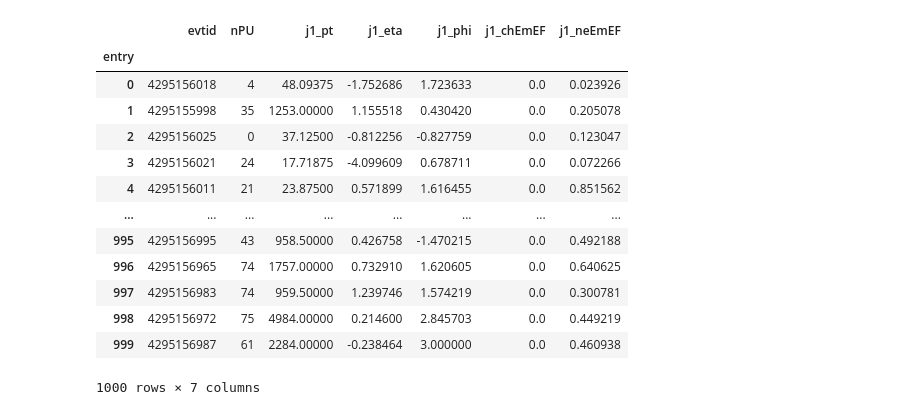
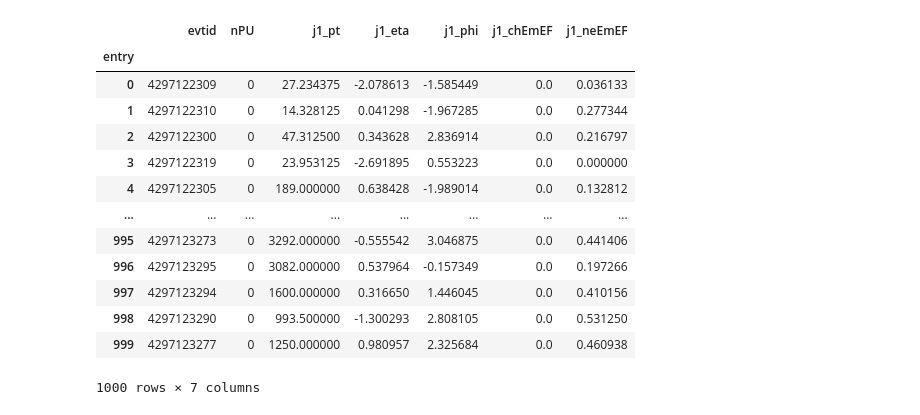
Before and after one commit to mdmorris/CoffeaJERC, a Jupyter notebook: coffea-dask-join.ipynb, the cells around one changed output. Drawn from its saved outputs; the diff is of its cells as text; code cells hidden in the pictures.

```diff
--- a/coffea-dask-join.ipynb
+++ b/coffea-dask-join.ipynb
@@ -35,9 +17,6 @@ fileset = {}
 with open('filenames.txt') as file:
     fileset["noPU"] = ['root://cmsxrootd.fnal.gov/' + f.split()[0] for f in file]
 
-with open('filenames_flatPU.txt') as file:
-    fileset["flatPU"] = ['root://cmsxrootd.fnal.gov/' + f.split()[0] for f in file]
-
 with open('filenames_epsilonPU.txt') as file:
     fileset["epsilonPU"] = ['root://cmsxrootd.fnal.gov/' + f.split()[0] for f in file]
 # %%
@@ -60,21 +39,21 @@ flatten = Flattener()
 # %%
 # test our processor
 
 from coffea.nanoevents import NanoEventsFactory
-events = NanoEventsFactory.from_root(fileset["flatPU"][0], entry_stop=1000).events()
+events = NanoEventsFactory.from_root(fileset["epsilonPU"][0], entry_stop=1000).events()
 flatten.process(events)
 # %% [output]
 |  | evtid | nPU | j1_pt | j1_eta | j1_phi | j1_chEmEF | j1_neEmEF |
 | entry |  |  |  |  |  |  |  |
-| 0 | 4295156018 | 4 | 48.09375 | -1.752686 | 1.723633 | 0.0 | 0.023926 |
-| 1 | 4295155998 | 35 | 1253.00000 | 1.155518 | 0.430420 | 0.0 | 0.205078 |
-| 2 | 4295156025 | 0 | 37.12500 | -0.812256 | -0.827759 | 0.0 | 0.123047 |
-| 3 | 4295156021 | 24 | 17.71875 | -4.099609 | 0.678711 | 0.0 | 0.072266 |
-| 4 | 4295156011 | 21 | 23.87500 | 0.571899 | 1.616455 | 0.0 | 0.851562 |
+| 0 | 4297122309 | 0 | 27.234375 | -2.078613 | -1.585449 | 0.0 | 0.036133 |
+| 1 | 4297122310 | 0 | 14.328125 | 0.041298 | -1.967285 | 0.0 | 0.277344 |
+| 2 | 4297122300 | 0 | 47.312500 | 0.343628 | 2.836914 | 0.0 | 0.216797 |
+| 3 | 4297122319 | 0 | 23.953125 | -2.691895 | 0.553223 | 0.0 | 0.000000 |
+| 4 | 4297122305 | 0 | 189.000000 | 0.638428 | -1.989014 | 0.0 | 0.132812 |
 | ... | ... | ... | ... | ... | ... | ... | ... |
-| 995 | 4295156995 | 43 | 958.50000 | 0.426758 | -1.470215 | 0.0 | 0.492188 |
-| 996 | 4295156965 | 74 | 1757.00000 | 0.732910 | 1.620605 | 0.0 | 0.640625 |
-| 997 | 4295156983 | 74 | 959.50000 | 1.239746 | 1.574219 | 0.0 | 0.300781 |
-| 998 | 4295156972 | 75 | 4984.00000 | 0.214600 | 2.845703 | 0.0 | 0.449219 |
-| 999 | 4295156987 | 61 | 2284.00000 | -0.238464 | 3.000000 | 0.0 | 0.460938 |
+| 995 | 4297123273 | 0 | 3292.000000 | -0.555542 | 3.046875 | 0.0 | 0.441406 |
+| 996 | 4297123295 | 0 | 3082.000000 | 0.537964 | -0.157349 | 0.0 | 0.197266 |
+| 997 | 4297123294 | 0 | 1600.000000 | 0.316650 | 1.446045 | 0.0 | 0.410156 |
+| 998 | 4297123290 | 0 | 993.500000 | -1.300293 | 2.808105 | 0.0 | 0.531250 |
+| 999 | 4297123277 | 0 | 1250.000000 | 0.980957 | 2.325684 | 0.0 | 0.460938 |
 1000 rows × 7 columns
```
Also changed, not shown: parts of 17 cells of this notebook.
